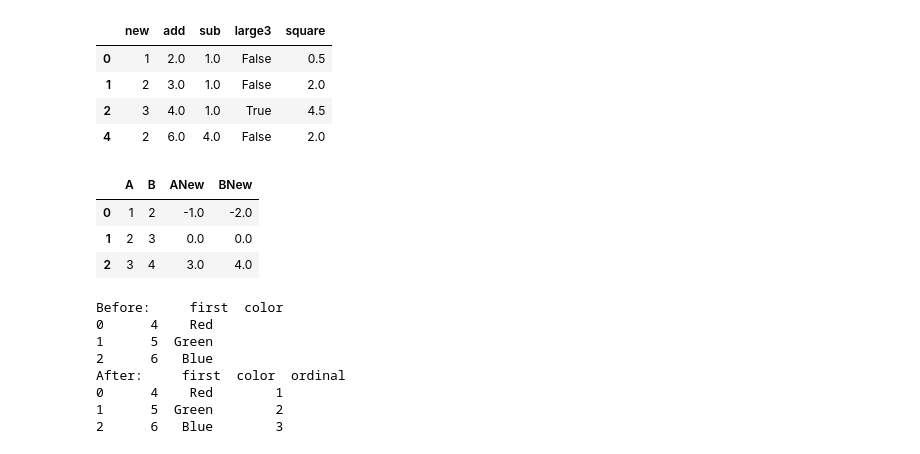
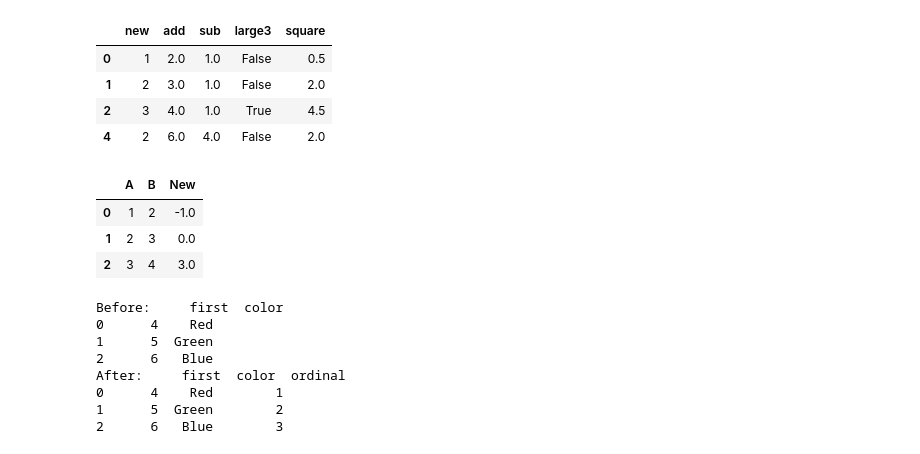
Before and after one commit to JustinNew/python, a Jupyter notebook: 000PythonSnippet.ipynb, the cells around one changed output. Drawn from its saved outputs; the diff is of its cells as text; code cells hidden in the pictures.

Commit message:
pandas apply

```diff
--- a/000PythonSnippet.ipynb
+++ b/000PythonSnippet.ipynb
@@ -1470,26 +1474,24 @@ Name: square, dtype: int64
 # %%
 # DataFrame map multiple columns with argument
 import pandas as pd
 
 def scaleScore(x1, x2, avg):
 
     return x1 * (x2 - avg)
 
 t_d = {'A': [1,2,3], 'B': [2,3,4]}
 t_df = pd.DataFrame(t_d)
-t_mean = {}
-for i in ['A','B']:
-    t_mean[i] = t_df[i].mean()
 
-for i in ['A','B']:
-    t_df[i + 'New'] = t_df[[i]].apply(lambda x: scaleScore(x1 = x, x2 = x, avg = t_mean[i]), axis = 1)
+t_mean = t_df['B'].mean()
+
+t_df['New'] = t_df[['A', 'B']].apply(lambda x: scaleScore(x1 = x[0], x2 = x[1], avg = t_mean), axis = 1)
 
 t_df
 # %% [output]
-|  | A | B | ANew | BNew |
-| 0 | 1 | 2 | -1.0 | -2.0 |
-| 1 | 2 | 3 | 0.0 | 0.0 |
-| 2 | 3 | 4 | 3.0 | 4.0 |
+|  | A | B | New |
+| 0 | 1 | 2 | -1.0 |
+| 1 | 2 | 3 | 0.0 |
+| 2 | 3 | 4 | 3.0 |
 # %%
 # Select all numeric columns
 
```
Also changed, not shown: parts of 2 cells of this notebook.
